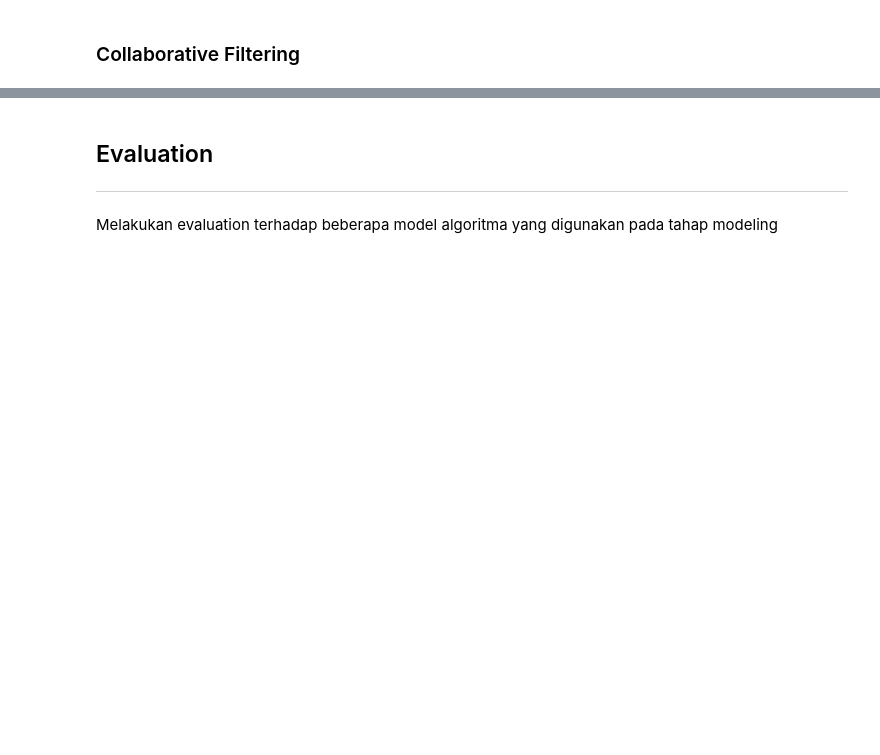
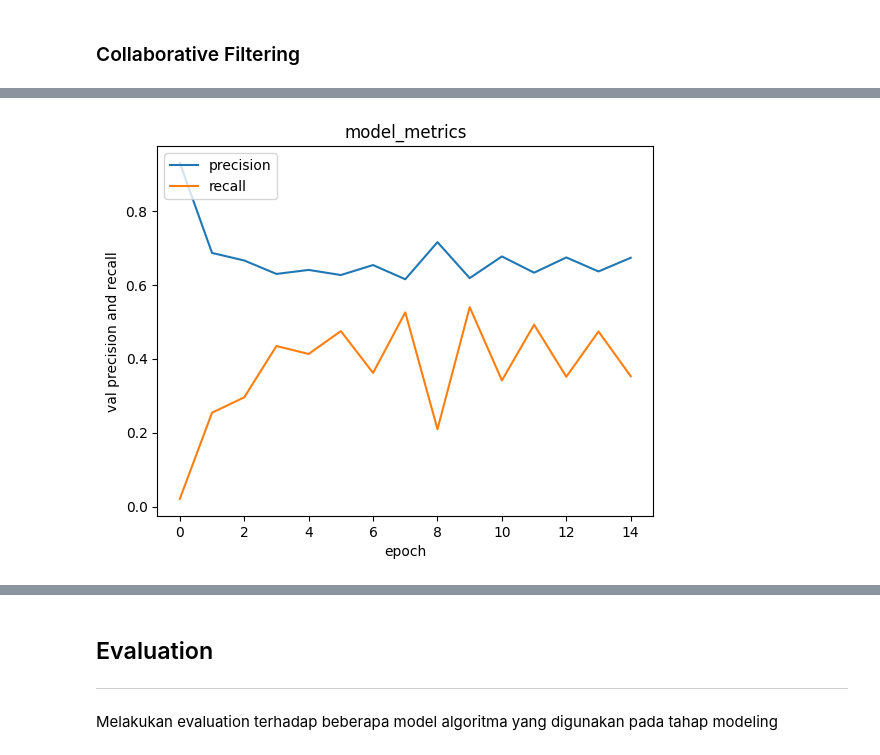
Before and after one commit to randiijulian/Machine-Learning-Terapan-Dicoding, a Jupyter notebook: Recommender System/Recommender_System.ipynb, the cells around one changed output, grey strips where cells are left out. Cells and saved outputs as stored; diff of their text form; code cells hidden in the pictures; blank space fills up the shorter version.

```diff
--- a/Recommender System/Recommender_System.ipynb
+++ b/Recommender System/Recommender_System.ipynb
@@ -1014,12 +1072,14 @@ Epoch 15/15
 # %%
-# #Plot Val precision dan recall dari data train dan test
-# plt.plot(history.history['val_precision'])
-# plt.plot(history.history['val_recall'])
-# plt.title('model_metrics')
-# plt.ylabel('val precision and recall')
-# plt.xlabel('epoch')
-# plt.legend(['precision', 'recall'], loc='upper left')
-# plt.show()
+#Plot Val precision dan recall dari data train dan test
+plt.plot(history.history['val_precision'])
+plt.plot(history.history['val_recall'])
+plt.title('model_metrics')
+plt.ylabel('val precision and recall')
+plt.xlabel('epoch')
+plt.legend(['precision', 'recall'], loc='upper left')
+plt.show()
+# %% [output]
+[figure, added]
 # %%
 #inisiasi variabel baru
 book_df = book_new
```
Also changed, not shown: parts of 125 cells of this notebook, 2 other files.
